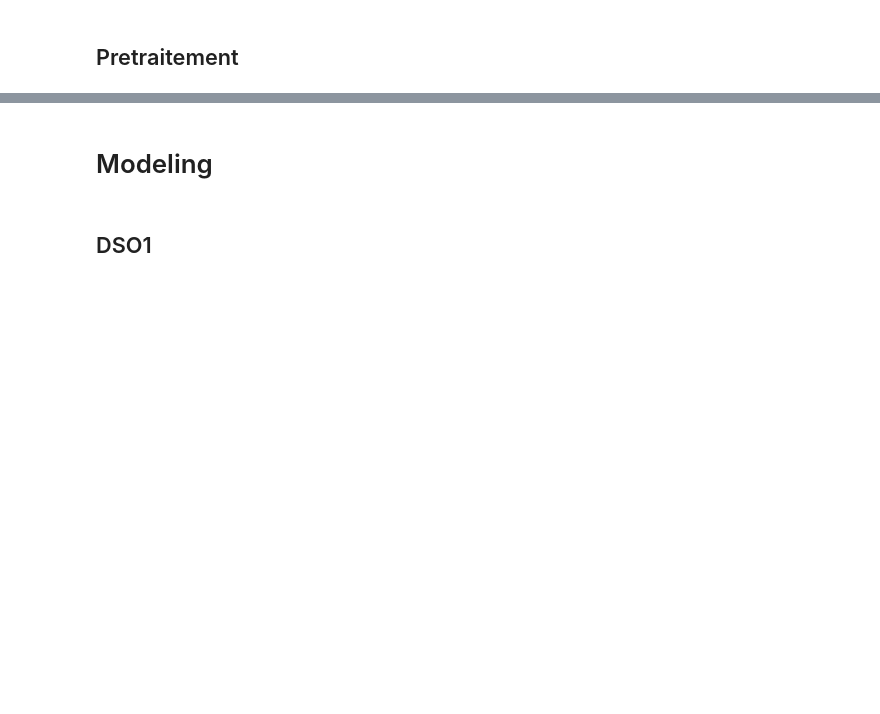
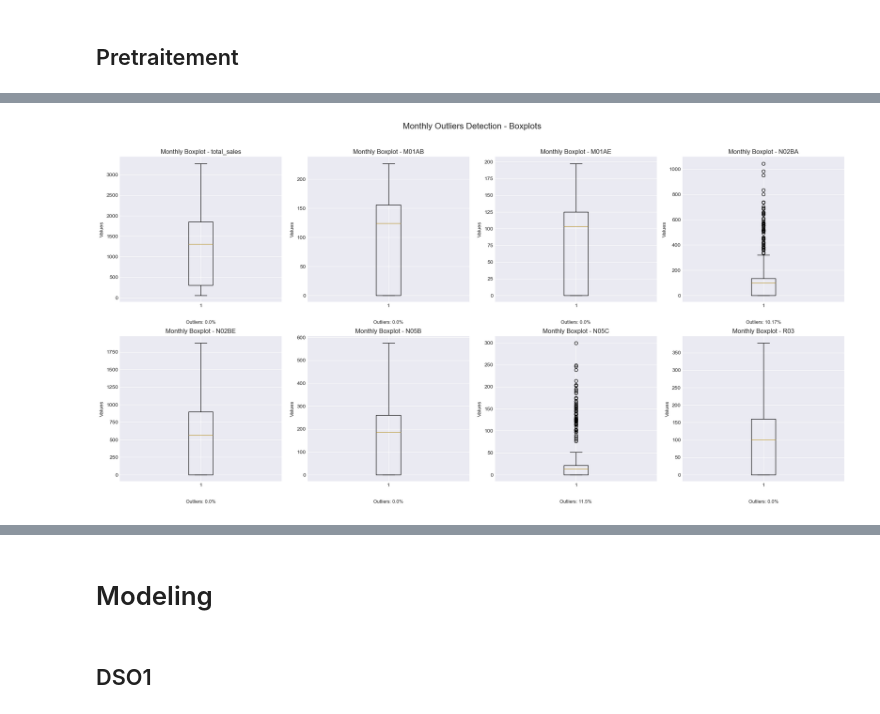
Before and after one commit to Tasnim85/Esprit-PI-4DS9-2526-ATHENAPLULSE, a Jupyter notebook: AthenaPulse.ipynb, the cells around one changed output, grey strips where cells are left out. Saved outputs shown, nothing was run; the diff lists cells and outputs as text; code cells hidden in the pictures; blank space fills up the shorter version.

```diff
--- a/AthenaPulse.ipynb
+++ b/AthenaPulse.ipynb
@@ -695,0 +898,74 @@ DATA AUGMENTATION TERMINÉE AVEC SUCCÈS!
+# %%
+print("\n5. OUTLIERS ANALYSIS - MONTHLY DATA")
+print("-" * 40)
+
+exclude_cols = ['date', 'year', 'month', 'quarter', 'source', 'bootstrap_id', 'shift', 'source_detail', 'unique_id']
+numeric_cols = df.select_dtypes(include=[np.number]).columns.tolist()
+numeric_cols = [col for col in numeric_cols if col not in exclude_cols and col in sales_columns + ['total_sales']]
+
+print(f" Numeric columns analyzed: {', '.join(numeric_cols)}")
+
+outlier_stats = []
+
+for col in numeric_cols:
+    if col in df.columns and df[col].notna().sum() > 0:
+        Q1 = df[col].quantile(0.25)
+        Q3 = df[col].quantile(0.75)
+        IQR = Q3 - Q1
+        lower_bound = Q1 - 1.5 * IQR
+        upper_bound = Q3 + 1.5 * IQR
+
+        outliers_iqr = df[(df[col] < lower_bound) | (df[col] > upper_bound)][col].count()
+        pct_outliers_iqr = (outliers_iqr / len(df)) * 100
+
+        col_clean = df[col].dropna()
+        if len(col_clean) > 1:
+            z_scores = np.abs(stats.zscore(col_clean))
+            outliers_zscore = (z_scores > 3).sum()
+            pct_outliers_zscore = (outliers_zscore / len(df)) * 100
+        else:
+            outliers_zscore = 0
+            pct_outliers_zscore = 0
+
+        outlier_stats.append({
+            'Column': col,
+            'Min': df[col].min(),
+            'Max': df[col].max(),
+            'Mean': df[col].mean(),
+            'Median': df[col].median(),
+            'Std Dev': df[col].std(),
+            'Outliers (IQR)': outliers_iqr,
+            '% Outliers (IQR)': round(pct_outliers_iqr, 2),
+            'Outliers (Z-score)': outliers_zscore,
+            '% Outliers (Z-score)': round(pct_outliers_zscore, 2)
+        })
+
+if outlier_stats:
+    outlier_df = pd.DataFrame(outlier_stats)
+    print("\n Outlier statistics by column:")
+    print(outlier_df.to_string(index=False))
+
+    n_cols = min(len(numeric_cols), 8)
+    n_rows = (n_cols + 3) // 4
+    fig, axes = plt.subplots(n_rows, min(4, n_cols), figsize=(20, 5*n_rows))
+    if n_rows == 1:
+        axes = axes.flatten() if n_cols > 1 else [axes]
+    else:
+        axes = axes.flatten()
+
+    for i, col in enumerate(numeric_cols[:8]):
+        if i < len(axes):
+            axes[i].boxplot(df[col].dropna())
+            axes[i].set_title(f'Monthly Boxplot - {col}')
+            axes[i].set_ylabel('Values')
+
+            stats_text = f"Outliers: {outlier_df[outlier_df['Column']==col]['% Outliers (IQR)'].values[0]}%"
+            axes[i].text(0.5, -0.15, stats_text, transform=axes[i].transAxes, ha='center', fontsize=9)
+
+    for j in range(i+1, len(axes)):
+        axes[j].set_visible(False)
+
+    plt.suptitle('Monthly Outliers Detection - Boxplots', fontsize=16, y=1.02)
+    plt.tight_layout()
+    plt.show()
+# %% [output]
@@ -695,0 +987 @@ DATA AUGMENTATION TERMINÉE AVEC SUCCÈS!
+[figure, added]
```
Also changed, not shown: parts of 29 cells of this notebook.
